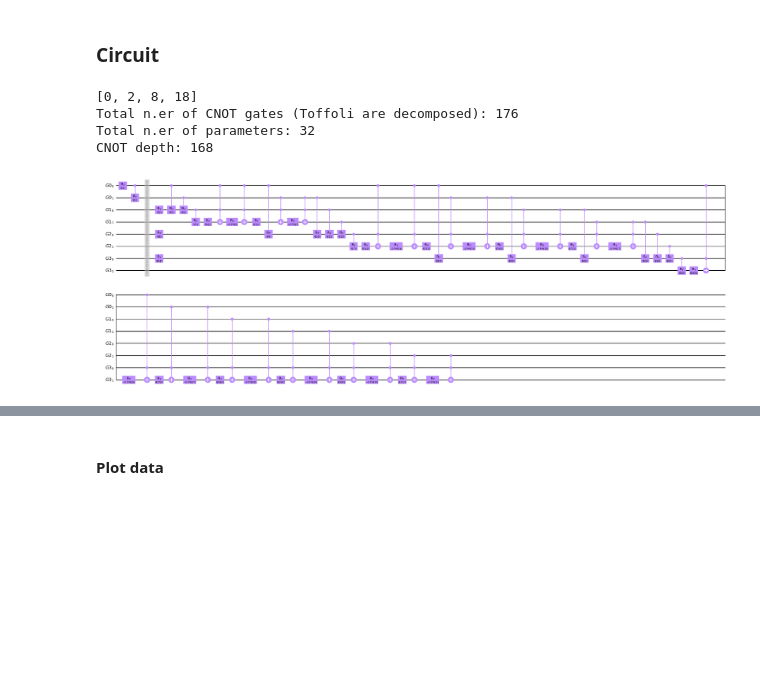
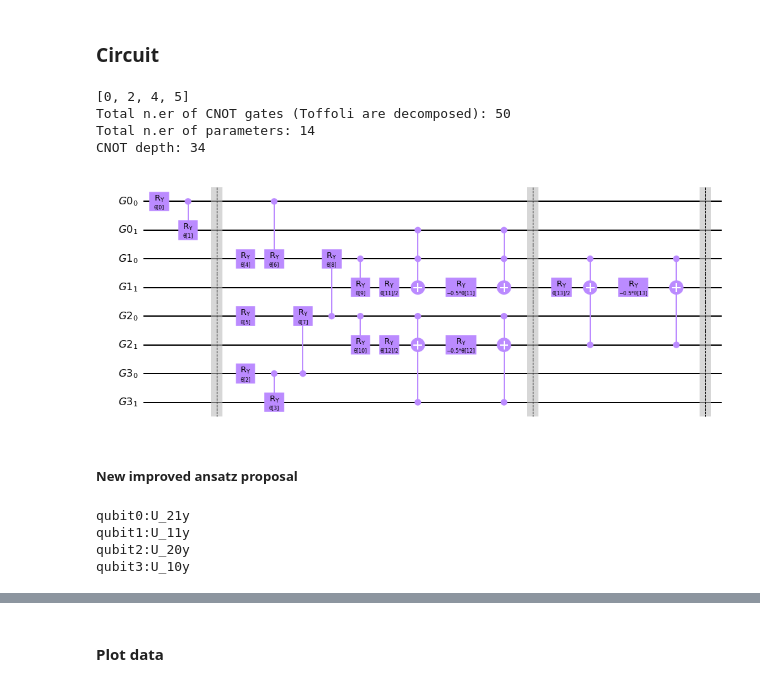
Before and after one commit to ariannacrippa/QC_lattice_H, a Jupyter notebook: notebooks/Qedma/step_scaling_noise.ipynb, the cells around one changed output, grey strips where cells are left out. Cells and saved outputs as stored; diff of their text form; code cells hidden in the pictures; blank space fills up the shorter version.

Commit message:
added new proposal for improved ansatz

```diff
--- a/notebooks/Qedma/step_scaling_noise.ipynb
+++ b/notebooks/Qedma/step_scaling_noise.ipynb
@@ -82,7 +82,7 @@ I have 3 static potential to compute, corresponsing to 3 positions of static cha
 # %%
 #H classes for 3 distances
 from sympy import Symbol
-e_op_free_input=['E_10y', 'E_21y', 'E_20y', 'E_11y']
+e_op_free_input=[ 'E_21y',  'E_11y','E_20y','E_10y',]
 e_op_free_input=[Symbol(e) for e in e_op_free_input]
 
 qstat1=static_charges_values_input[list(latt.r_list).index(r1)]#r1
@@ -167,31 +167,41 @@ latt.draw_graph_func(gauss_law_fig=True,e_op_free=class_H_oprt1.e_op_free,static
 ### Circuit
 # %%
 nlayers= 1
-entanglement='full'#triangular,linear,full
+entanglement='triangular'#,linear,full
 rzlayer=False
 ngauge = class_H_oprt1.len_e_op
 if puregauge:
     n_qubits_f = 0
 else:
     n_qubits_f = np.prod(latt.n_sites)
 
 n_qubits =int(np.ceil(np.log2(2 * l+ 1)))
 
 ansatz_class = Ansatz(l,ngauge,nfermions=n_qubits_f)
 
 qc_tot2,first_layer_par,th_gauge= ansatz_class.puregauge_circuit_entang(entanglement=entanglement,rzlayer=rzlayer,nlayers=nlayers)
 print(first_layer_par)
 print('Total n.er of CNOT gates (Toffoli are decomposed):',dict(qc_tot2.decompose().count_ops())['cx'])
 print('Total n.er of parameters:',qc_tot2.num_parameters)
 depth = qc_tot2.decompose().depth(lambda x: x[0].num_qubits == 2)
 print("CNOT depth:",depth)
 #print(ansatz_class.first_layer_par)
 #parameter counts
 #print(ansatz_class.parameters_count(n_qubits,ngauge))
 qc_tot2.draw('mpl',fold=50,style='clifford')
 # %% [output]
-[0, 2, 8, 18]
-Total n.er of CNOT gates (Toffoli are decomposed): 176
-Total n.er of parameters: 32
-CNOT depth: 168
+[0, 2, 4, 5]
+Total n.er of CNOT gates (Toffoli are decomposed): 50
+Total n.er of parameters: 14
+CNOT depth: 34
-[figure, old version]
+[figure, new version]
+# %% [markdown]
+##### New improved ansatz proposal
+# %%
+for i,k in enumerate(class_H_oprt1.uop_list):
+    print(f'qubit{i}:{k}')
+# %% [output]
+qubit0:U_21y
+qubit1:U_11y
+qubit2:U_20y
+qubit3:U_10y
```
Also changed, not shown: parts of 6 cells of this notebook.
